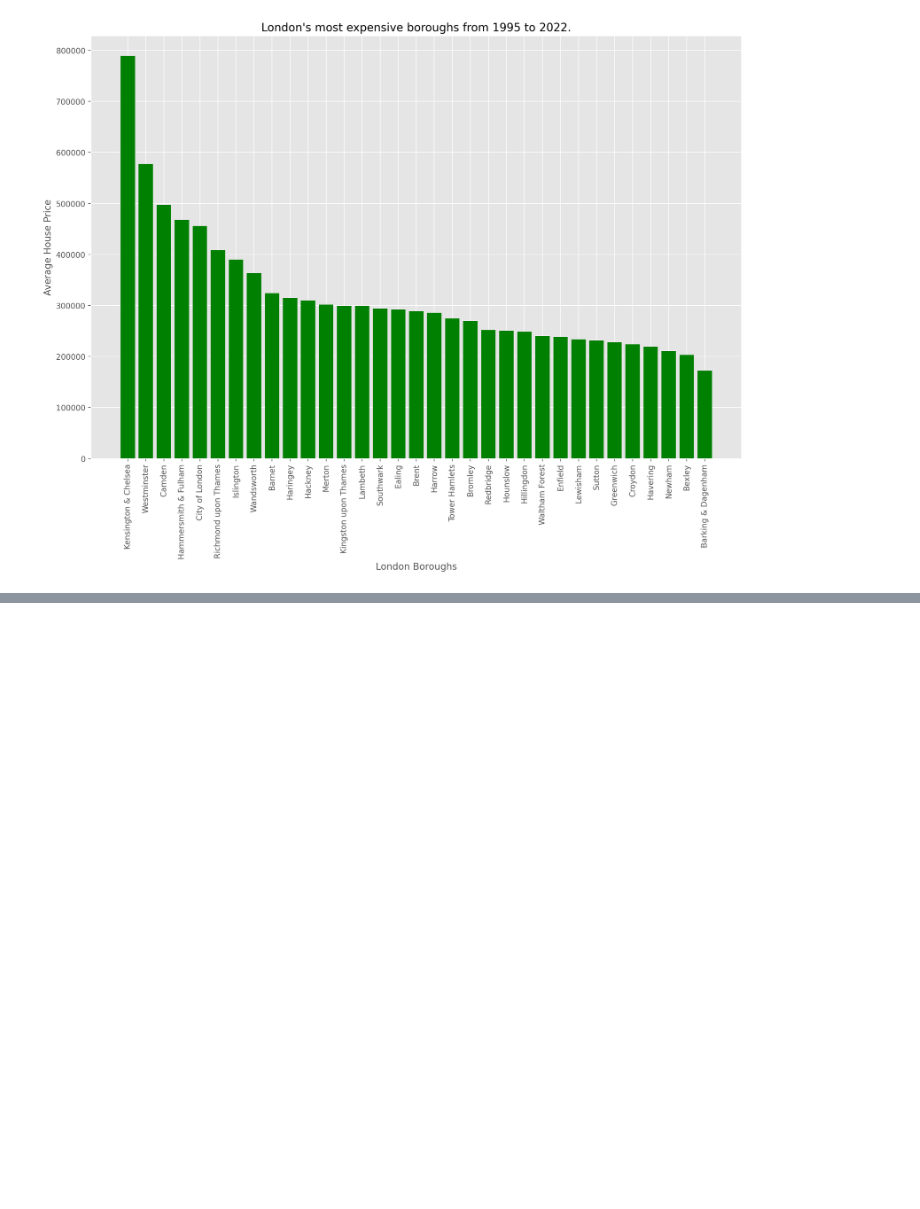
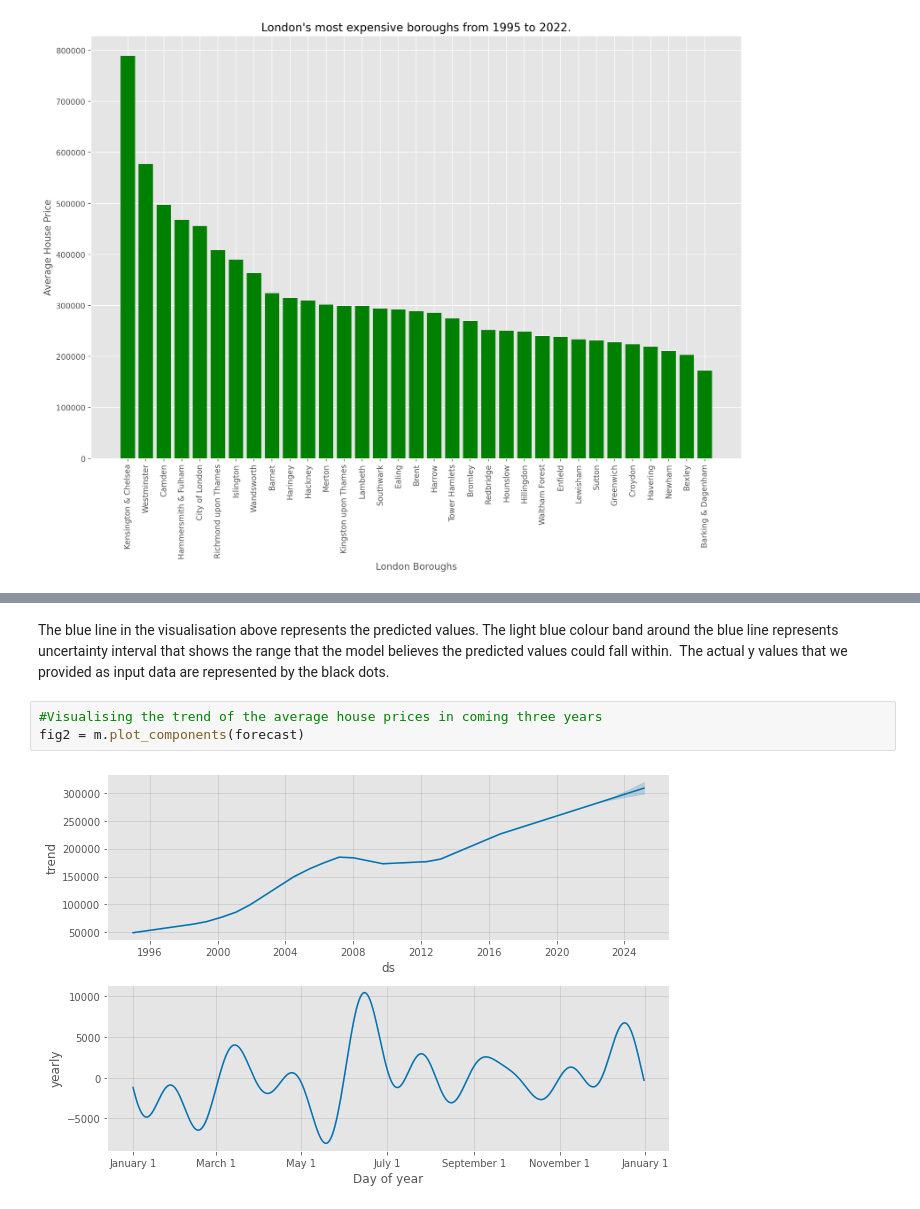
Before and after one commit to Ishwari-10/SDPA, a Jupyter notebook: Part 2/Re-sit part 2.ipynb, the cells around one changed output, grey strips where cells are left out. Cells and saved outputs as stored; diff of their text form; blank space fills up the shorter version.

```diff
--- a/Part 2/Re-sit part 2.ipynb
+++ b/Part 2/Re-sit part 2.ipynb
@@ -389,0 +469,7 @@ plt.show()
+# %% [markdown]
+The blue line in the visualisation above represents the predicted values. The light blue colour band around the blue line represents uncertainty interval that shows the range that the model believes the predicted values could fall within.  The actual y values that we provided as input data are represented by the black dots.
+# %%
+#Visualising the trend of the average house prices in coming three years
+fig2 = m.plot_components(forecast)
+# %% [output]
+[figure, added]
```
Also changed, not shown: parts of 24 cells of this notebook.
